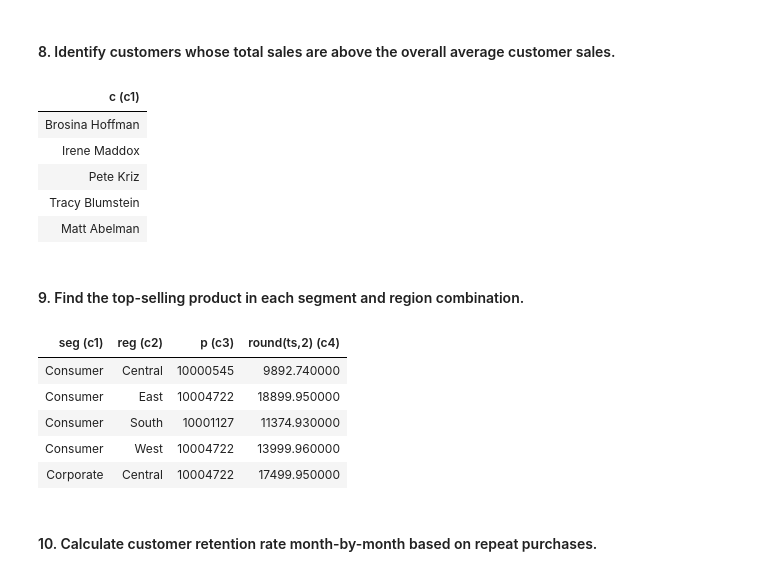
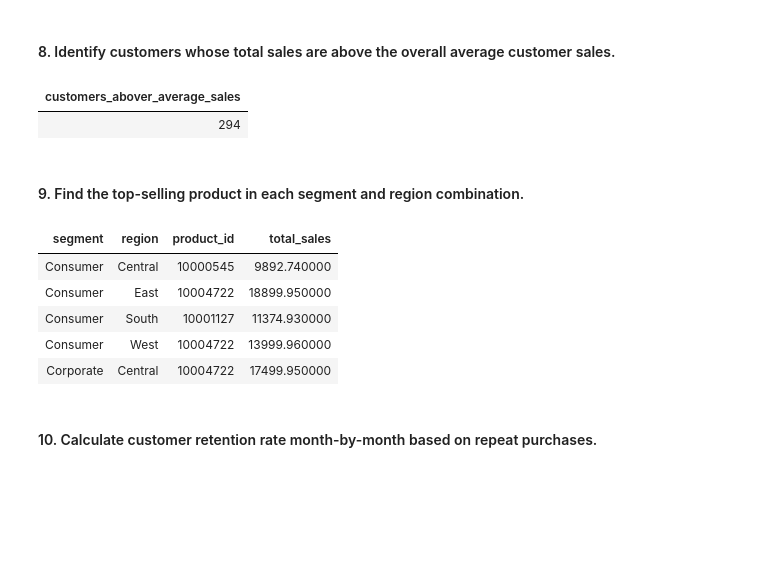
Before and after one commit to VishalShom07/Superstore_Sales, a Jupyter notebook: Data 1 - Main.ipynb, the cells around one changed output. Cells and saved outputs as stored; diff of their text form; code cells hidden in the pictures; blank space fills up the shorter version.

```diff
--- a/Data 1 - Main.ipynb
+++ b/Data 1 - Main.ipynb
@@ -5,7 +5,7 @@ import numpy as np; import pandas as pd; import matplotlib.pyplot as mp; import
 # %% [markdown]
 #### Data
 # %%
-dbd="Superstore Sales"
+dbd="Superstore_Sales"
 # %% [markdown]
 #### Display
 # %%
@@ -380,31 +376,27 @@ HeatMap
 # %%
 query="""
 with a as (
 select c,
 sum(s) as ts
 from trains
 group by c
 ) , b as (
 select avg(ts) as ac
 from a
 )
-select c
+select count(distinct c) as customers_abover_average_sales
 from a join b
 on a.ts>b.ac
 """
 cur.execute(query)
 data=cur.fetchall()
 columns = [col[0] for col in cur.description]
 df = pd.DataFrame(data, columns=columns)
-df = df.rename(columns={col: f"{col} (c{i+1})" for i, col in enumerate(df.columns)})
 display(df.head().style.hide(axis="index").set_properties(**{'text-align': 'left'}).set_table_styles([{'selector': 'th', 'props': [('text-align', 'center')]},{'selector': 'th', 'props': [('border', '1.5px solid white')]},{'selector': 'td', 'props': [('border', '1px solid white')]}]))
+df.to_csv(r"Table 3 - Final/8.Customers whose total sales are above average sales.csv",index=False)
 # %% [output]
-| c (c1) |
-| Brosina Hoffman |
-| Irene Maddox |
-| Pete Kriz |
-| Tracy Blumstein |
-| Matt Abelman |
+| customers_abover_average_sales |
+| 294 |
 # %% [markdown]
 #### 9. Find the top-selling product in each segment and region combination.
 # %%
@@ -419,7 +411,7 @@ select seg,reg,p, ts,
 dense_rank() over(partition by seg,reg order by ts desc) as drank
 from a
 )
-select seg,reg,p,round(ts,2) from b
+select seg as segment,reg as region,p as product_id,round(ts,2) as total_sales from b
 where drank=1
 order by seg,reg
 """
@@ -427,10 +419,10 @@ cur.execute(query)
 data=cur.fetchall()
 columns = [col[0] for col in cur.description]
 df = pd.DataFrame(data, columns=columns)
-df = df.rename(columns={col: f"{col} (c{i+1})" for i, col in enumerate(df.columns)})
 display(df.head().style.hide(axis="index").set_properties(**{'text-align': 'left'}).set_table_styles([{'selector': 'th', 'props': [('text-align', 'center')]},{'selector': 'th', 'props': [('border', '1.5px solid white')]},{'selector': 'td', 'props': [('border', '1px solid white')]}]))
+df.to_csv(r"Table 3 - Final/9.Selling top product in each sement and region combination.csv",index=False)
 # %% [output]
-| seg (c1) | reg (c2) | p (c3) | round(ts,2) (c4) |
+| segment | region | product_id | total_sales |
 | Consumer | Central | 10000545 | 9892.740000 |
 | Consumer | East | 10004722 | 18899.950000 |
 | Consumer | South | 10001127 | 11374.930000 |
```
Also changed, not shown: parts of 12 cells of this notebook, 15 other files.
